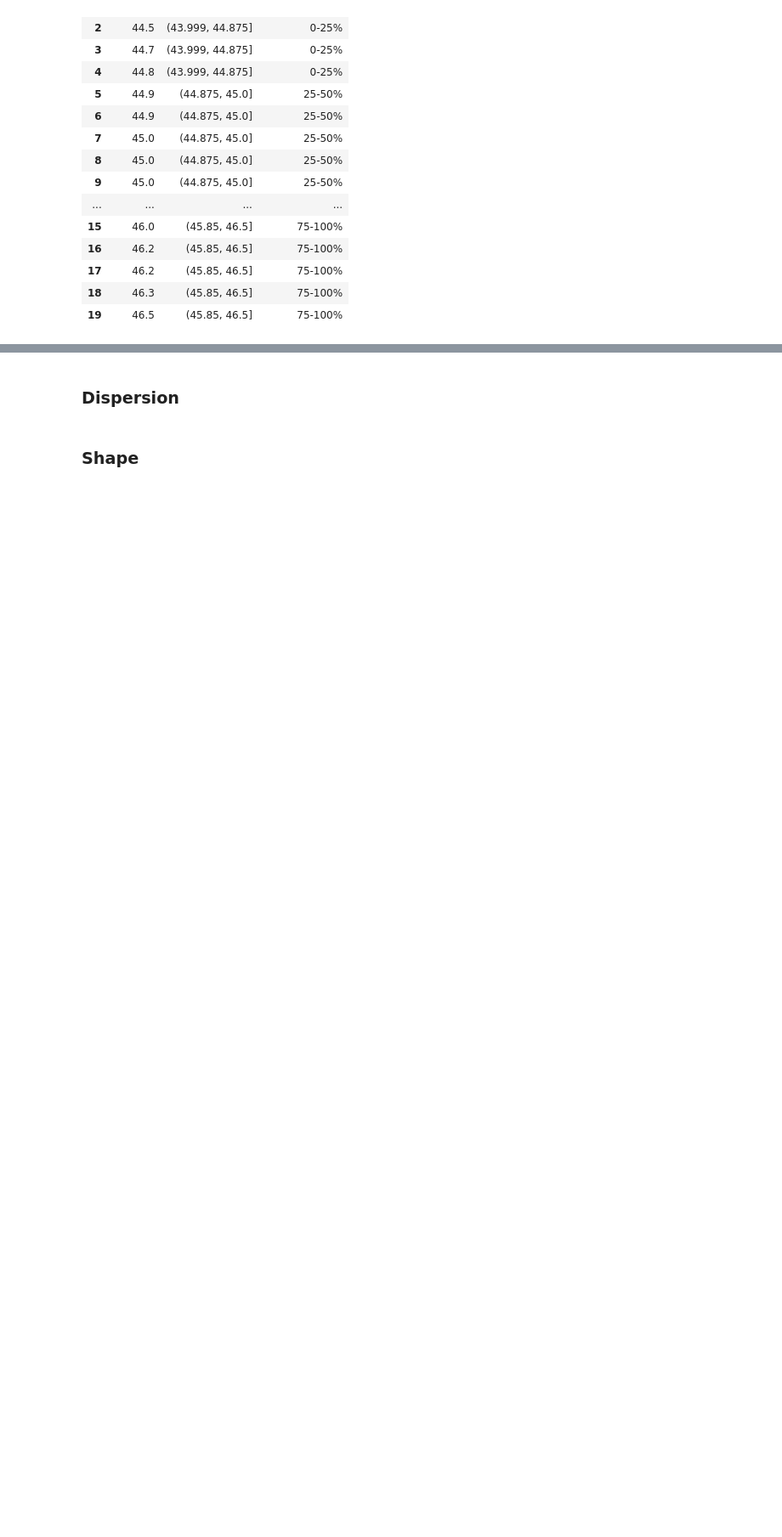
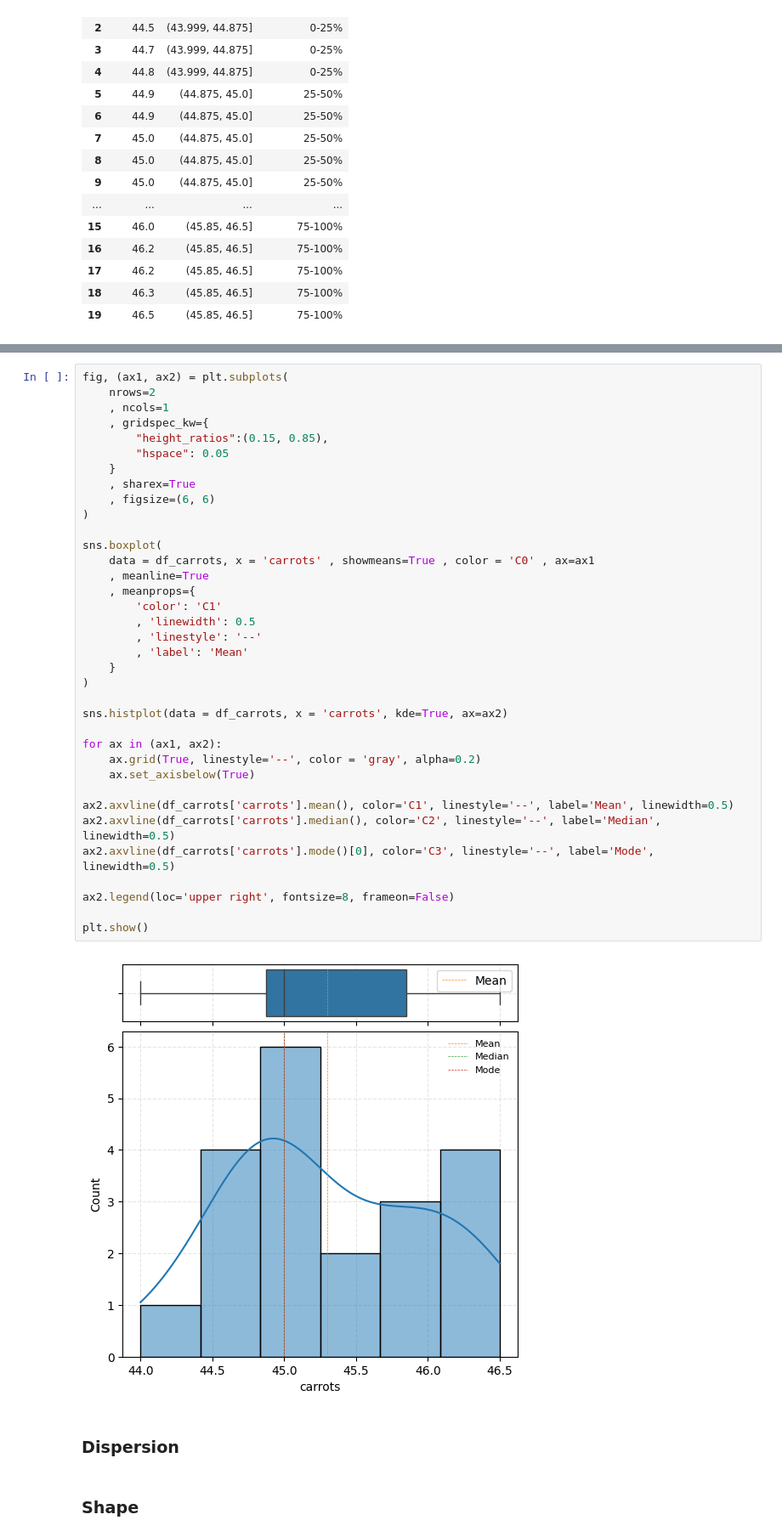
Before and after one commit to ErickVisone/DataScience, a Jupyter notebook: datascience/blood_donors.ipynb, the cells around one changed output, grey strips where cells are left out. Shown at 85% size. Drawn from its saved outputs; the diff is of its cells as text; blank space fills up the shorter version.

```diff
--- a/datascience/blood_donors.ipynb
+++ b/datascience/blood_donors.ipynb
@@ -525,3 +535,41 @@ df_carrots_ordered
+# %%
+fig, (ax1, ax2) = plt.subplots(
+    nrows=2
+    , ncols=1
+    , gridspec_kw={
+        "height_ratios":(0.15, 0.85),
+        "hspace": 0.05
+    }
+    , sharex=True
+    , figsize=(6, 6)
+)
+
+sns.boxplot(
+    data = df_carrots, x = 'carrots' , showmeans=True , color = 'C0' , ax=ax1
+    , meanline=True
+    , meanprops={
+        'color': 'C1'
+        , 'linewidth': 0.5
+        , 'linestyle': '--'
+        , 'label': 'Mean'
+    }
+)
+
+sns.histplot(data = df_carrots, x = 'carrots', kde=True, ax=ax2)
+
+for ax in (ax1, ax2):
+    ax.grid(True, linestyle='--', color = 'gray', alpha=0.2)
+    ax.set_axisbelow(True)
+
+ax2.axvline(df_carrots['carrots'].mean(), color='C1', linestyle='--', label='Mean', linewidth=0.5)
+ax2.axvline(df_carrots['carrots'].median(), color='C2', linestyle='--', label='Median', linewidth=0.5)
+ax2.axvline(df_carrots['carrots'].mode()[0], color='C3', linestyle='--', label='Mode', linewidth=0.5)
+
+ax2.legend(loc='upper right', fontsize=8, frameon=False)
+
+plt.show()
+# %% [output]
+[figure, added]
 # %% [markdown]
 ### Dispersion
 # %% [markdown]
```
Also changed, not shown: parts of 2 cells of this notebook.
